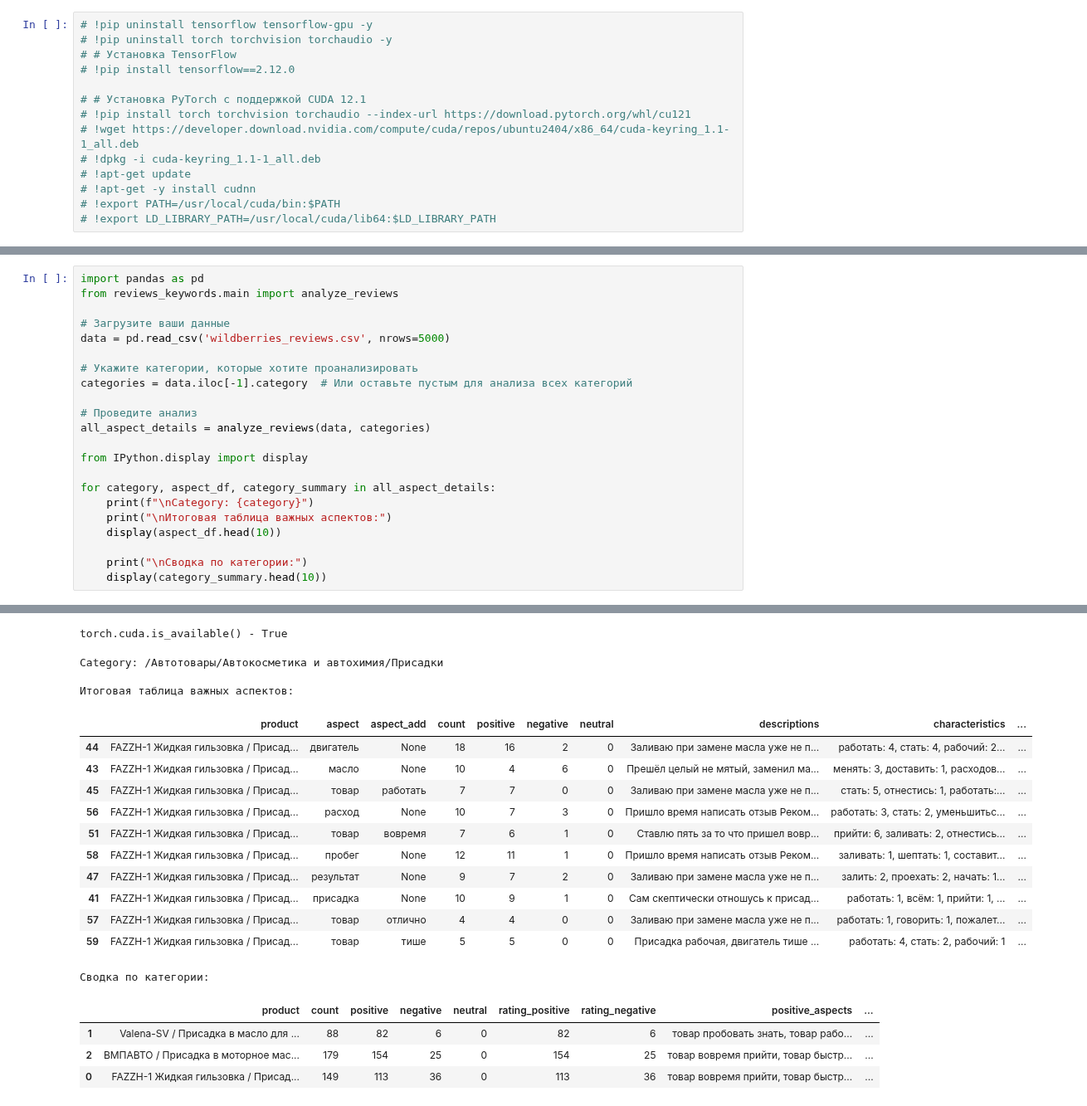
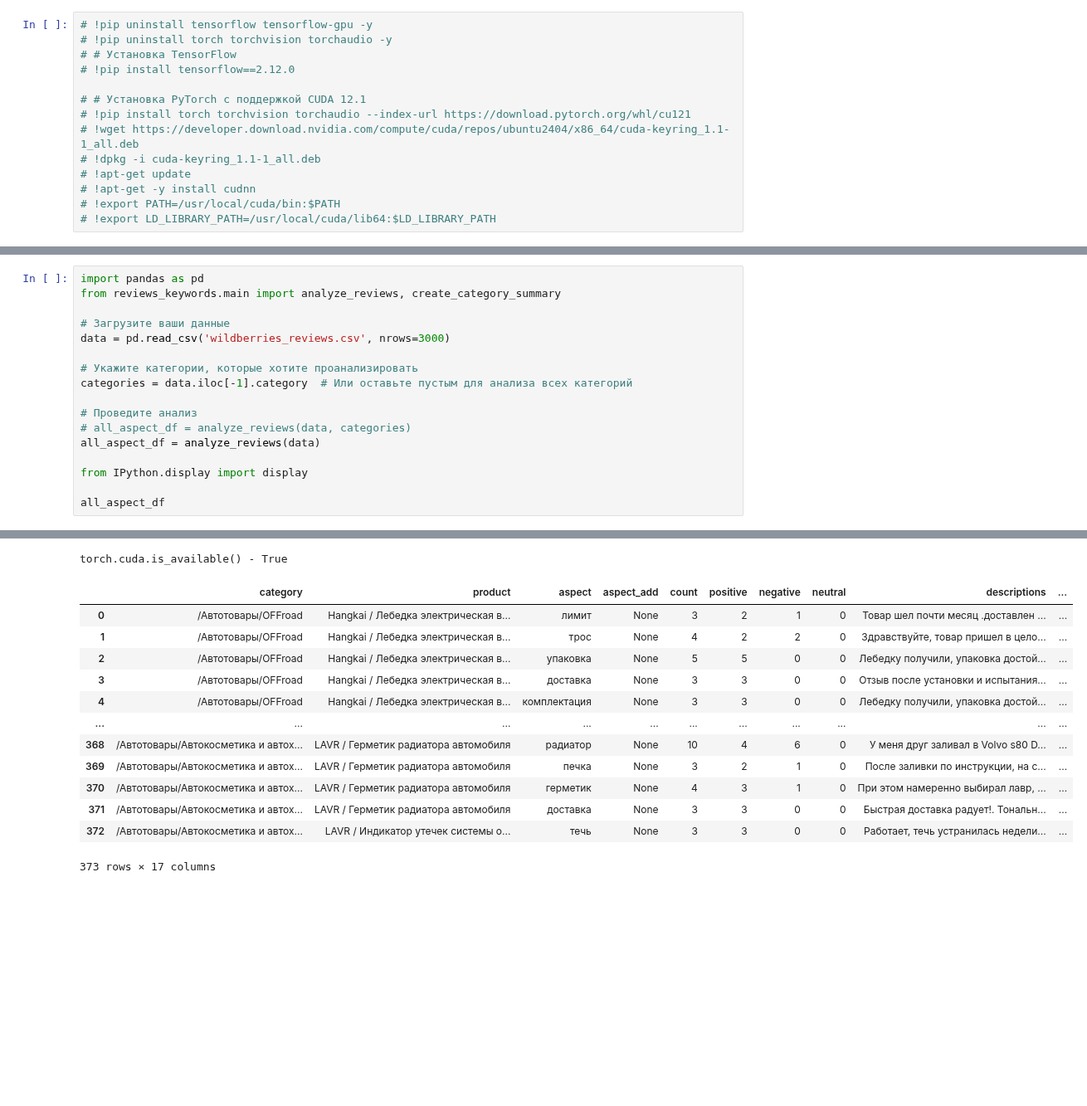
Before and after one commit to Frame24/WB_Parse, a Jupyter notebook: keywords_extraction new.ipynb, the cells around one changed output, grey strips where cells are left out. Shown at 83% size. Cells and saved outputs as stored; diff of their text form; blank space fills up the shorter version.

```diff
--- a/keywords_extraction new.ipynb
+++ b/keywords_extraction new.ipynb
@@ -58,23 +62,18 @@ WARNING: Running pip as the 'root' user can result in broken permissions and con
 # %%
 import pandas as pd
-from reviews_keywords.main import analyze_reviews
+from reviews_keywords.main import analyze_reviews, create_category_summary
 
 # Загрузите ваши данные
-data = pd.read_csv('wildberries_reviews.csv', nrows=5000)
+data = pd.read_csv('wildberries_reviews.csv', nrows=3000)
 
 # Укажите категории, которые хотите проанализировать
 categories = data.iloc[-1].category  # Или оставьте пустым для анализа всех категорий
 
 # Проведите анализ
-all_aspect_details = analyze_reviews(data, categories)
+# all_aspect_df = analyze_reviews(data, categories)
+all_aspect_df = analyze_reviews(data)
 
 from IPython.display import display
 
-for category, aspect_df, category_summary in all_aspect_details:
-    print(f"\nCategory: {category}")
-    print("\nИтоговая таблица важных аспектов:")
-    display(aspect_df.head(10))
-
-    print("\nСводка по категории:")
-    display(category_summary.head(10))
+all_aspect_df
 # %% [output]
@@ -85,20 +84,14 @@ To enable the following instructions: AVX2 FMA, in other operations, rebuild Ten
 torch.cuda.is_available() - True
+|  | category | product | aspect | aspect_add | count | positive | negative | neutral | descriptions | ... |
+| 0 | /Автотовары/OFFroad | Hangkai / Лебедка электрическая в... | лимит | None | 3 | 2 | 1 | 0 | Товар шел почти месяц .доставлен ... | ... |
+| 1 | /Автотовары/OFFroad | Hangkai / Лебедка электрическая в... | трос | None | 4 | 2 | 2 | 0 | Здравствуйте, товар пришел в цело... | ... |
+| 2 | /Автотовары/OFFroad | Hangkai / Лебедка электрическая в... | упаковка | None | 5 | 5 | 0 | 0 | Лебедку получили, упаковка достой... | ... |
+| 3 | /Автотовары/OFFroad | Hangkai / Лебедка электрическая в... | доставка | None | 3 | 3 | 0 | 0 | Отзыв после установки и испытания... | ... |
+| 4 | /Автотовары/OFFroad | Hangkai / Лебедка электрическая в... | комплектация | None | 3 | 3 | 0 | 0 | Лебедку получили, упаковка достой... | ... |
+| ... | ... | ... | ... | ... | ... | ... | ... | ... | ... | ... |
+| 368 | /Автотовары/Автокосметика и автох... | LAVR / Герметик радиатора автомобиля | радиатор | None | 10 | 4 | 6 | 0 | У меня друг заливал в Volvo s80 D... | ... |
+| 369 | /Автотовары/Автокосметика и автох... | LAVR / Герметик радиатора автомобиля | печка | None | 3 | 2 | 1 | 0 | После заливки по инструкции, на с... | ... |
+| 370 | /Автотовары/Автокосметика и автох... | LAVR / Герметик радиатора автомобиля | герметик | None | 4 | 3 | 1 | 0 | При этом намеренно выбирал лавр, ... | ... |
+| 371 | /Автотовары/Автокосметика и автох... | LAVR / Герметик радиатора автомобиля | доставка | None | 3 | 3 | 0 | 0 | Быстрая доставка радует!. Тональн... | ... |
+| 372 | /Автотовары/Автокосметика и автох... | LAVR / Индикатор утечек системы о... | течь | None | 3 | 3 | 0 | 0 | Работает, течь устранилась недели... | ... |
-Category: /Автотовары/Автокосметика и автохимия/Присадки
-
-Итоговая таблица важных аспектов:
+373 rows × 17 columns
-|  | product | aspect | aspect_add | count | positive | negative | neutral | descriptions | characteristics | ... |
-| 44 | FAZZH-1 Жидкая гильзовка / Присад... | двигатель | None | 18 | 16 | 2 | 0 | Заливаю при замене масла уже не п... | работать: 4, стать: 4, рабочий: 2... | ... |
-| 43 | FAZZH-1 Жидкая гильзовка / Присад... | масло | None | 10 | 4 | 6 | 0 | Прешёл целый не мятый, заменил ма... | менять: 3, доставить: 1, расходов... | ... |
-| 45 | FAZZH-1 Жидкая гильзовка / Присад... | товар | работать | 7 | 7 | 0 | 0 | Заливаю при замене масла уже не п... | стать: 5, отнестись: 1, работать:... | ... |
-| 56 | FAZZH-1 Жидкая гильзовка / Присад... | расход | None | 10 | 7 | 3 | 0 | Пришло время написать отзыв Реком... | работать: 3, стать: 2, уменьшитьс... | ... |
-| 51 | FAZZH-1 Жидкая гильзовка / Присад... | товар | вовремя | 7 | 6 | 1 | 0 | Ставлю пять за то что пришел вовр... | прийти: 6, заливать: 2, отнестись... | ... |
-| 58 | FAZZH-1 Жидкая гильзовка / Присад... | пробег | None | 12 | 11 | 1 | 0 | Пришло время написать отзыв Реком... | заливать: 1, шептать: 1, составит... | ... |
-| 47 | FAZZH-1 Жидкая гильзовка / Присад... | результат | None | 9 | 7 | 2 | 0 | Заливаю при замене масла уже не п... | залить: 2, проехать: 2, начать: 1... | ... |
-| 41 | FAZZH-1 Жидкая гильзовка / Присад... | присадка | None | 10 | 9 | 1 | 0 | Сам скептически отношусь к присад... | работать: 1, всём: 1, прийти: 1, ... | ... |
-| 57 | FAZZH-1 Жидкая гильзовка / Присад... | товар | отлично | 4 | 4 | 0 | 0 | Заливаю при замене масла уже не п... | работать: 1, говорить: 1, пожалет... | ... |
-| 59 | FAZZH-1 Жидкая гильзовка / Присад... | товар | тише | 5 | 5 | 0 | 0 | Присадка рабочая, двигатель тише ... | работать: 4, стать: 2, рабочий: 1 | ... |
-Сводка по категории:
-|  | product | count | positive | negative | neutral | rating_positive | rating_negative | positive_aspects | ... |
-| 1 | Valena-SV / Присадка в масло для ... | 88 | 82 | 6 | 0 | 82 | 6 | товар пробовать знать, товар рабо... | ... |
-| 2 | ВМПАВТО / Присадка в моторное мас... | 179 | 154 | 25 | 0 | 154 | 25 | товар вовремя прийти, товар быстр... | ... |
-| 0 | FAZZH-1 Жидкая гильзовка / Присад... | 149 | 113 | 36 | 0 | 113 | 36 | товар вовремя прийти, товар быстр... | ... |
```
Also changed, not shown: parts of 4 cells of this notebook, 2 other files.
